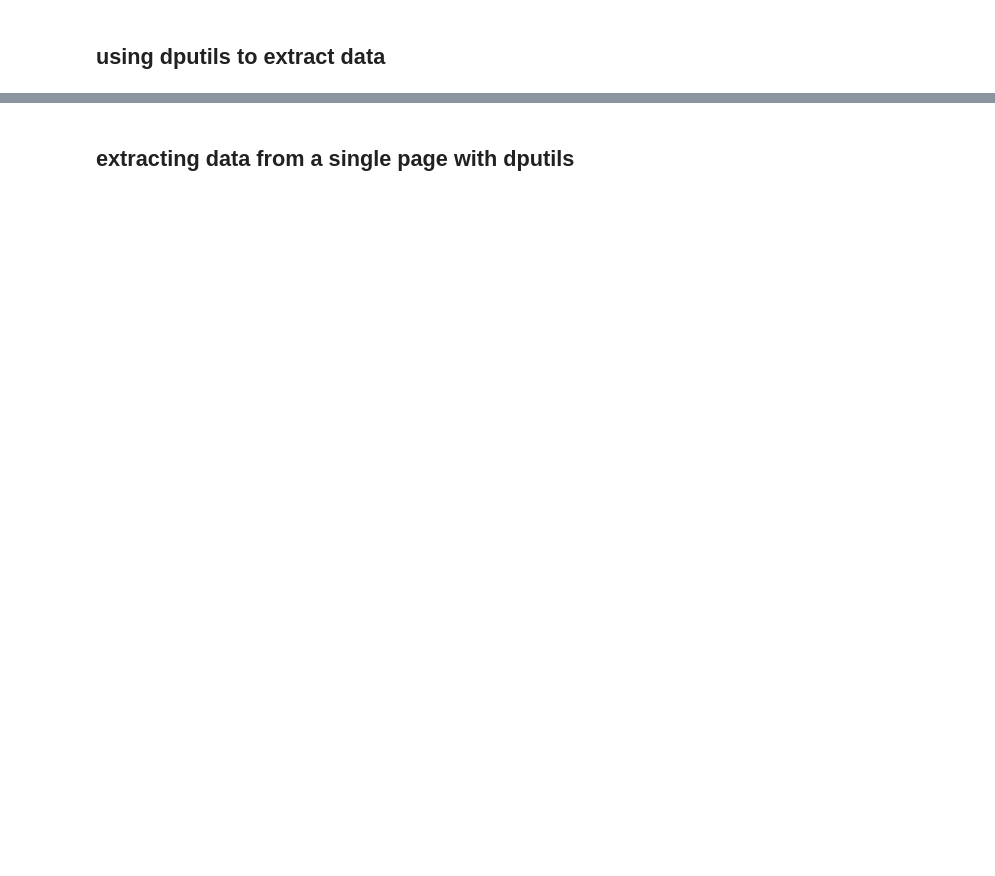
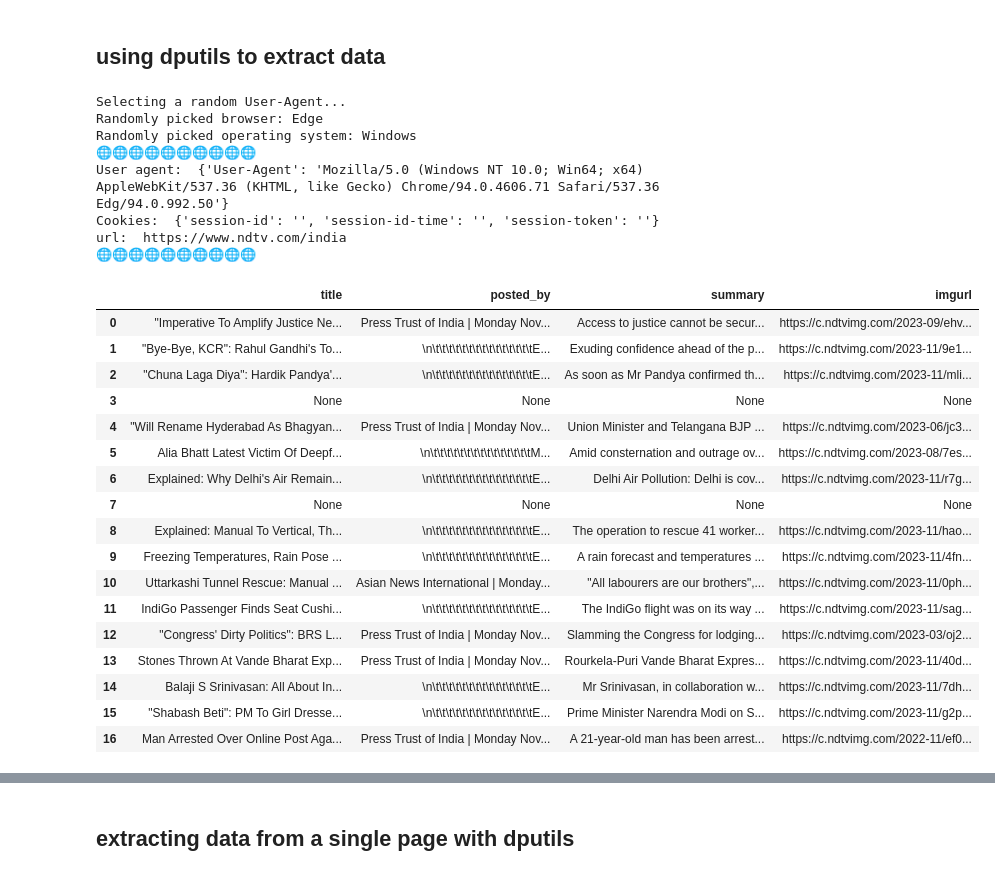
Before and after one commit to digipodium/2023-SEP-PY-DS-DA-MTWF-200, a Jupyter notebook: data_mining/scraping_from_scratch.ipynb, the cells around one changed output, grey strips where cells are left out. Cells and saved outputs as stored; diff of their text form; code cells hidden in the pictures; blank space fills up the shorter version.

```diff
--- a/data_mining/scraping_from_scratch.ipynb
+++ b/data_mining/scraping_from_scratch.ipynb
@@ -77,16 +162,43 @@ from dputils.scrape import Scraper, Tag
 # %%
 url = 'https://www.ndtv.com/india'
 scraper = Scraper(url)
-result = scraper.get_multiple_page_data(
+result = scraper.get_repeating_page_data(
     target = Tag(cls='lisingNews'),
     items = Tag(cls='news_Itm'),
     title = Tag('h2'),
     posted_by = Tag('span', cls='posted-by'),
     summary = Tag('p', cls='newsCont'),
     imgurl = Tag('img', output='src')
 )
 df = pd.DataFrame(result)
 df
+# %% [output]
+Selecting a random User-Agent...
+Randomly picked browser: Edge
+Randomly picked operating system: Windows
+🌐🌐🌐🌐🌐🌐🌐🌐🌐🌐
+User agent:  {'User-Agent': 'Mozilla/5.0 (Windows NT 10.0; Win64; x64) AppleWebKit/537.36 (KHTML, like Gecko) Chrome/94.0.4606.71 Safari/537.36 Edg/94.0.992.50'}
+Cookies:  {'session-id': '', 'session-id-time': '', 'session-token': ''}
+url:  https://www.ndtv.com/india
+🌐🌐🌐🌐🌐🌐🌐🌐🌐🌐
+|  | title | posted_by | summary | imgurl |
+| 0 | "Imperative To Amplify Justice Ne... | Press Trust of India | Monday Nov... | Access to justice cannot be secur... | https://c.ndtvimg.com/2023-09/ehv... |
+| 1 | "Bye-Bye, KCR": Rahul Gandhi's To... | \n\t\t\t\t\t\t\t\t\t\t\t\t\t\t\tE... | Exuding confidence ahead of the p... | https://c.ndtvimg.com/2023-11/9e1... |
+| 2 | "Chuna Laga Diya": Hardik Pandya'... | \n\t\t\t\t\t\t\t\t\t\t\t\t\t\t\tE... | As soon as Mr Pandya confirmed th... | https://c.ndtvimg.com/2023-11/mli... |
+| 3 | None | None | None | None |
+| 4 | "Will Rename Hyderabad As Bhagyan... | Press Trust of India | Monday Nov... | Union Minister and Telangana BJP ... | https://c.ndtvimg.com/2023-06/jc3... |
+| 5 | Alia Bhatt Latest Victim Of Deepf... | \n\t\t\t\t\t\t\t\t\t\t\t\t\t\t\tM... | Amid consternation and outrage ov... | https://c.ndtvimg.com/2023-08/7es... |
+| 6 | Explained: Why Delhi's Air Remain... | \n\t\t\t\t\t\t\t\t\t\t\t\t\t\t\tE... | Delhi Air Pollution: Delhi is cov... | https://c.ndtvimg.com/2023-11/r7g... |
+| 7 | None | None | None | None |
+| 8 | Explained: Manual To Vertical, Th... | \n\t\t\t\t\t\t\t\t\t\t\t\t\t\t\tE... | The operation to rescue 41 worker... | https://c.ndtvimg.com/2023-11/hao... |
+| 9 | Freezing Temperatures, Rain Pose ... | \n\t\t\t\t\t\t\t\t\t\t\t\t\t\t\tE... | A rain forecast and temperatures ... | https://c.ndtvimg.com/2023-11/4fn... |
+| 10 | Uttarkashi Tunnel Rescue: Manual ... | Asian News International | Monday... | "All labourers are our brothers",... | https://c.ndtvimg.com/2023-11/0ph... |
+| 11 | IndiGo Passenger Finds Seat Cushi... | \n\t\t\t\t\t\t\t\t\t\t\t\t\t\t\tE... | The IndiGo flight was on its way ... | https://c.ndtvimg.com/2023-11/sag... |
+| 12 | "Congress' Dirty Politics": BRS L... | Press Trust of India | Monday Nov... | Slamming the Congress for lodging... | https://c.ndtvimg.com/2023-03/oj2... |
+| 13 | Stones Thrown At Vande Bharat Exp... | Press Trust of India | Monday Nov... | Rourkela-Puri Vande Bharat Expres... | https://c.ndtvimg.com/2023-11/40d... |
+| 14 | Balaji S Srinivasan: All About In... | \n\t\t\t\t\t\t\t\t\t\t\t\t\t\t\tE... | Mr Srinivasan, in collaboration w... | https://c.ndtvimg.com/2023-11/7dh... |
+| 15 | "Shabash Beti": PM To Girl Dresse... | \n\t\t\t\t\t\t\t\t\t\t\t\t\t\t\tE... | Prime Minister Narendra Modi on S... | https://c.ndtvimg.com/2023-11/g2p... |
+| 16 | Man Arrested Over Online Post Aga... | Press Trust of India | Monday Nov... | A 21-year-old man has been arrest... | https://c.ndtvimg.com/2022-11/ef0... |
 # %%
 url = "https://www.flipkart.com/search?q=mobiles&otracker=search&otracker1=search&marketplace=FLIPKART&as-show=on&as=off"
 scraper = Scraper(url)
```
Also changed, not shown: parts of 11 cells of this notebook, 5 other files.
